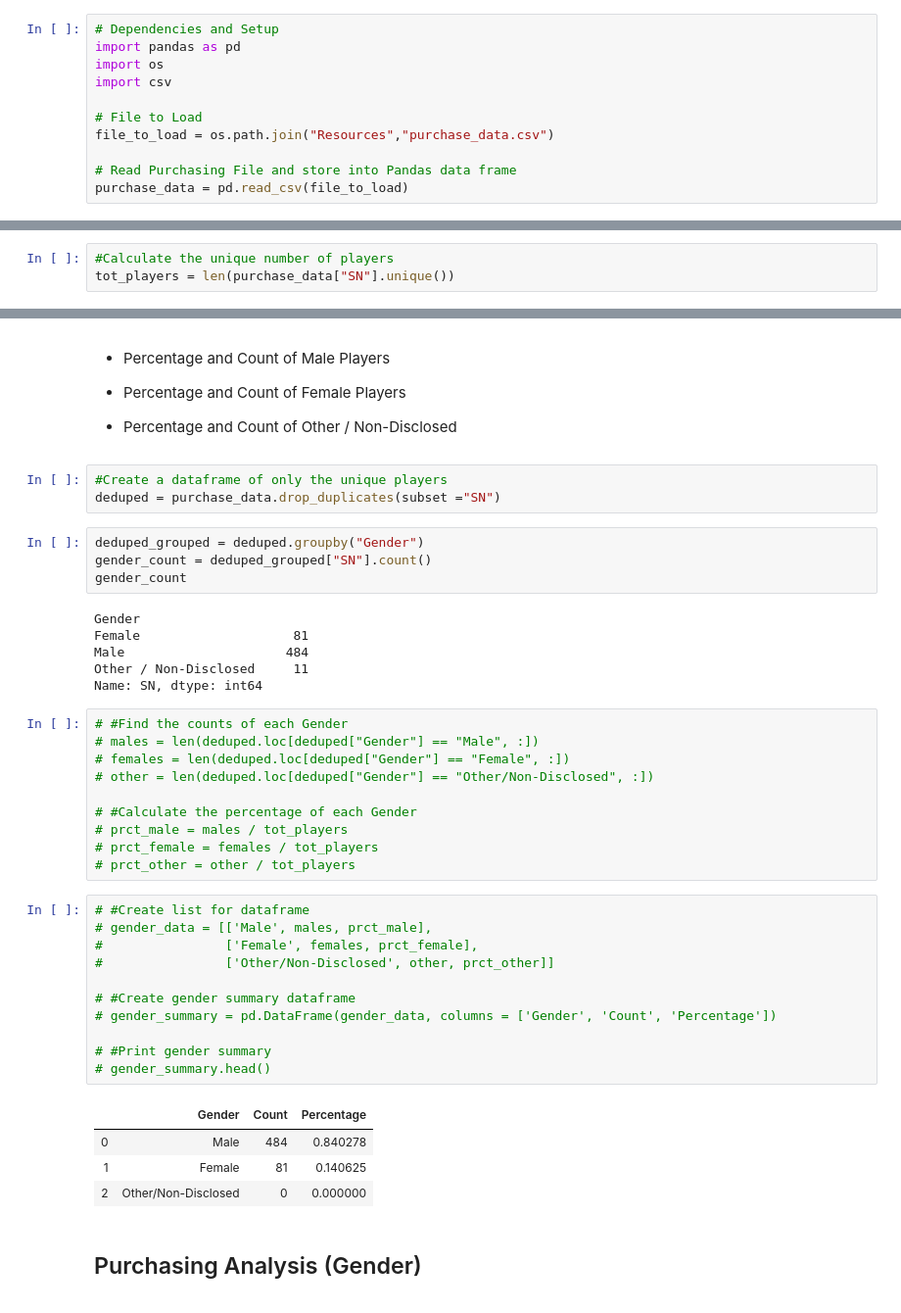
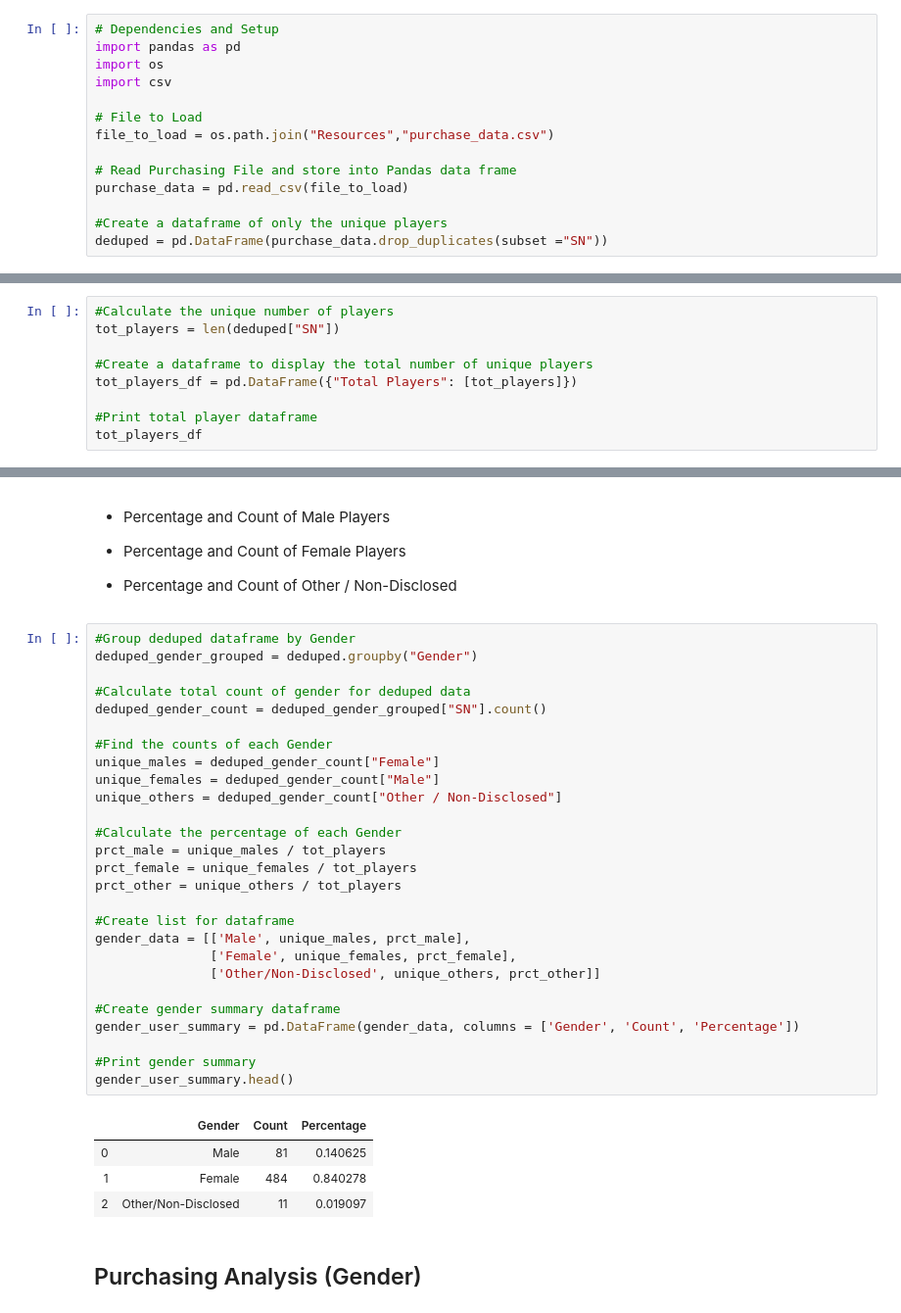
Before and after one commit to linmck/pandas-challenge, a Jupyter notebook: HeroesOfPymoli/HeroesOfPymoli_starter.ipynb, the cells around one changed output, grey strips where cells are left out. Shown at 98% size. Cells and saved outputs as stored; diff of their text form.

```diff
--- a/HeroesOfPymoli/HeroesOfPymoli_starter.ipynb
+++ b/HeroesOfPymoli/HeroesOfPymoli_starter.ipynb
@@ -12,6 +12,9 @@ file_to_load = os.path.join("Resources","purchase_data.csv")
 
 # Read Purchasing File and store into Pandas data frame
 purchase_data = pd.read_csv(file_to_load)
+
+#Create a dataframe of only the unique players
+deduped = pd.DataFrame(purchase_data.drop_duplicates(subset ="SN"))
 # %% [markdown]
 ## Player Count
 # %% [markdown]
@@ -27,4 +30,10 @@ purchase_data.head()
 | 4 | 4 | Iskosia90 | 23 | Male | 131 | Fury | 1.44 |
 # %%
 #Calculate the unique number of players
-tot_players = len(purchase_data["SN"].unique())
+tot_players = len(deduped["SN"])
+
+#Create a dataframe to display the total number of unique players
+tot_players_df = pd.DataFrame({"Total Players": [tot_players]})
+
+#Print total player dataframe
+tot_players_df
@@ -83,45 +86,38 @@ purchase_summary
 
 
 * Percentage and Count of Other / Non-Disclosed
-# %%
-#Create a dataframe of only the unique players
-deduped = purchase_data.drop_duplicates(subset ="SN")
-# %%
-deduped_grouped = deduped.groupby("Gender")
-gender_count = deduped_grouped["SN"].count()
-gender_count
-# %% [output]
-Gender
-Female                    81
-Male                     484
-Other / Non-Disclosed     11
-Name: SN, dtype: int64
-# %%
-# #Find the counts of each Gender
-# males = len(deduped.loc[deduped["Gender"] == "Male", :])
-# females = len(deduped.loc[deduped["Gender"] == "Female", :])
-# other = len(deduped.loc[deduped["Gender"] == "Other/Non-Disclosed", :])
-
-# #Calculate the percentage of each Gender
-# prct_male = males / tot_players
-# prct_female = females / tot_players
-# prct_other = other / tot_players
 # %%
-# #Create list for dataframe
-# gender_data = [['Male', males, prct_male],
-#                ['Female', females, prct_female],
-#                ['Other/Non-Disclosed', other, prct_other]]
+#Group deduped dataframe by Gender
+deduped_gender_grouped = deduped.groupby("Gender")
 
-# #Create gender summary dataframe
-# gender_summary = pd.DataFrame(gender_data, columns = ['Gender', 'Count', 'Percentage'])
+#Calculate total count of gender for deduped data
+deduped_gender_count = deduped_gender_grouped["SN"].count()
 
-# #Print gender summary
-# gender_summary.head()
+#Find the counts of each Gender
+unique_males = deduped_gender_count["Female"]
+unique_females = deduped_gender_count["Male"]
+unique_others = deduped_gender_count["Other / Non-Disclosed"]
+
+#Calculate the percentage of each Gender
+prct_male = unique_males / tot_players
+prct_female = unique_females / tot_players
+prct_other = unique_others / tot_players
+
+#Create list for dataframe
+gender_data = [['Male', unique_males, prct_male],
+               ['Female', unique_females, prct_female],
+               ['Other/Non-Disclosed', unique_others, prct_other]]
+
+#Create gender summary dataframe
+gender_user_summary = pd.DataFrame(gender_data, columns = ['Gender', 'Count', 'Percentage'])
+
+#Print gender summary
+gender_user_summary.head()
 # %% [output]
 |  | Gender | Count | Percentage |
-| 0 | Male | 484 | 0.840278 |
-| 1 | Female | 81 | 0.140625 |
-| 2 | Other/Non-Disclosed | 0 | 0.000000 |
+| 0 | Male | 81 | 0.140625 |
+| 1 | Female | 484 | 0.840278 |
+| 2 | Other/Non-Disclosed | 11 | 0.019097 |
 # %% [markdown]
 
 ## Purchasing Analysis (Gender)
```
Also changed, not shown: parts of 8 cells of this notebook.
